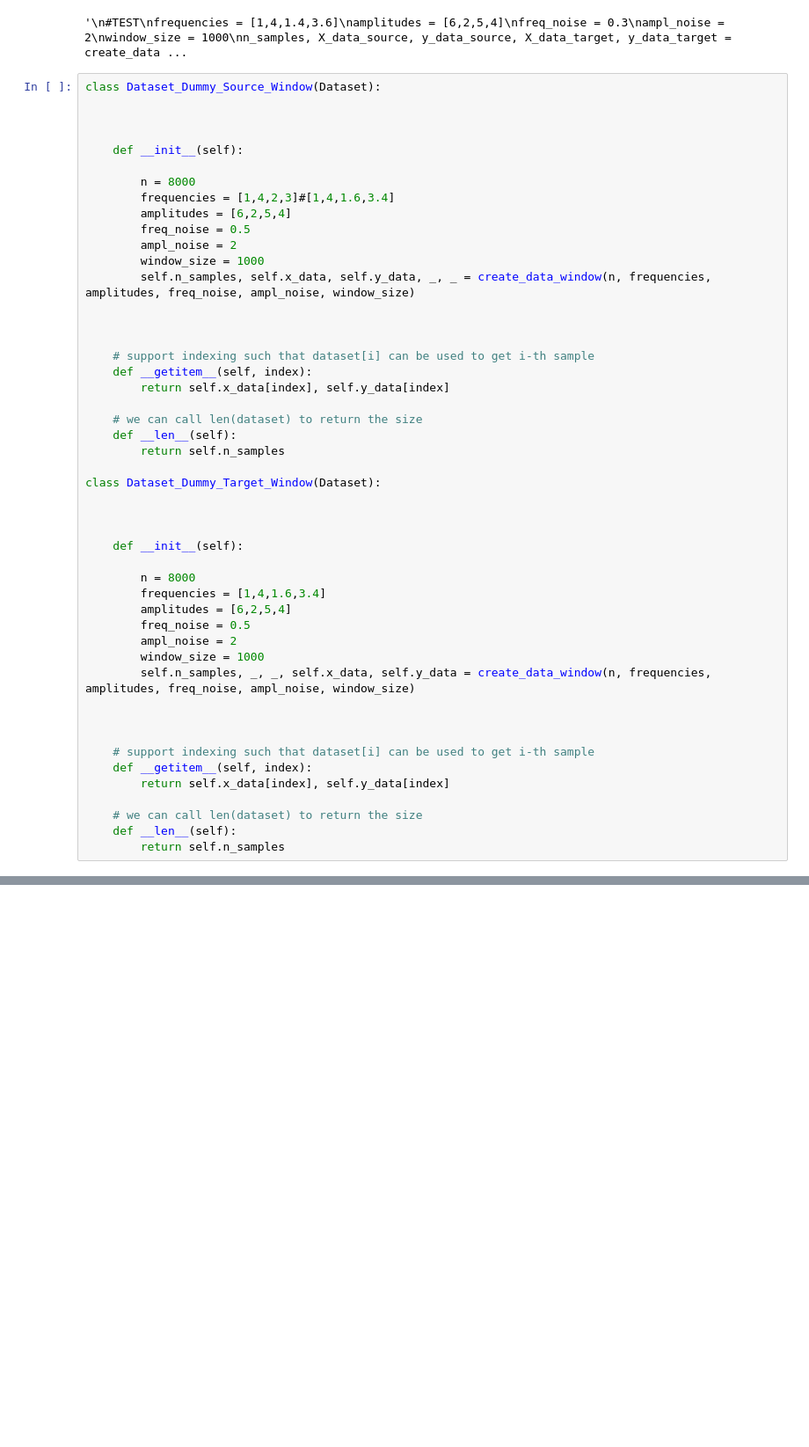
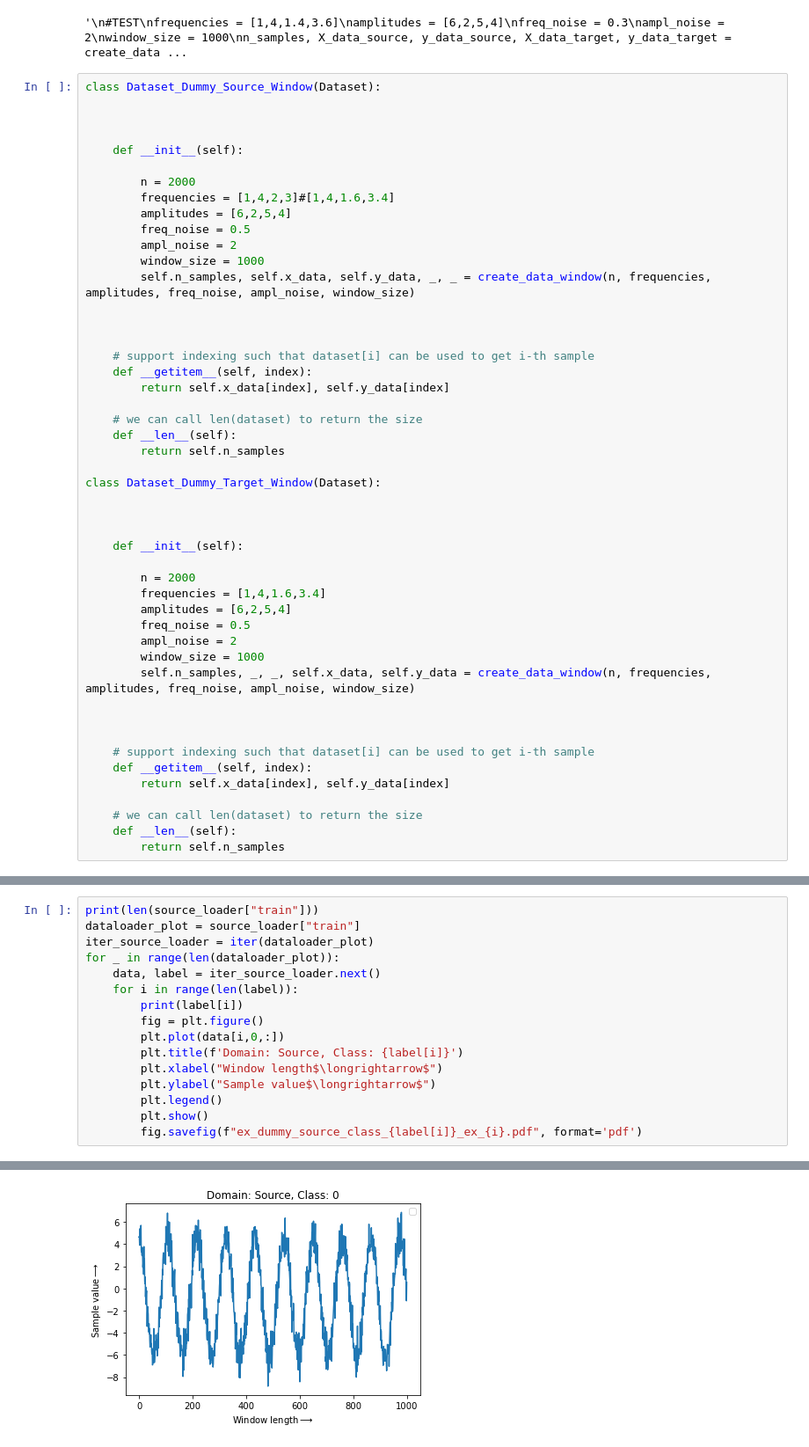
Before and after one commit to alicaniitzscheemill/DA_TL_FOR_PM, a Jupyter notebook: MMD_DUMMY/MMD_DUMMY_consider_target_class_1.ipynb, the cells around one changed output, grey strips where cells are left out. Shown: that part at 88% size. Saved outputs shown, nothing was run; the diff lists cells and outputs as text; blank space fills up the shorter version.

```diff
--- a/MMD_DUMMY/MMD_DUMMY_consider_target_class_1.ipynb
+++ b/MMD_DUMMY/MMD_DUMMY_consider_target_class_1.ipynb
@@ -83,7 +83,7 @@ class Dataset_Dummy_Source_Window(Dataset):
 
     def __init__(self):
 
-        n = 8000
+        n = 2000
         frequencies = [1,4,2,3]#[1,4,1.6,3.4]
         amplitudes = [6,2,5,4]
         freq_noise = 0.5
@@ -107,7 +107,7 @@ class Dataset_Dummy_Target_Window(Dataset):
 
     def __init__(self):
 
-        n = 8000
+        n = 2000
         frequencies = [1,4,1.6,3.4]
         amplitudes = [6,2,5,4]
         freq_noise = 0.5
@@ -192,0 +193,17 @@ Data loaded: 8000/8000
+# %%
+print(len(source_loader["train"]))
+dataloader_plot = source_loader["train"]
+iter_source_loader = iter(dataloader_plot)
+for _ in range(len(dataloader_plot)):
+    data, label = iter_source_loader.next()
+    for i in range(len(label)):
+        print(label[i])
+        fig = plt.figure()
+        plt.plot(data[i,0,:])
+        plt.title(f'Domain: Source, Class: {label[i]}')
+        plt.xlabel("Window length$\longrightarrow$")
+        plt.ylabel("Sample value$\longrightarrow$")
+        plt.legend()
+        plt.show()
+        fig.savefig(f"ex_dummy_source_class_{label[i]}_ex_{i}.pdf", format='pdf')
+# %% [output]
@@ -192,0 +213 @@ Data loaded: 8000/8000
+[figure, added]
```
Also changed, not shown: parts of 4 cells of this notebook, 45 other files.
